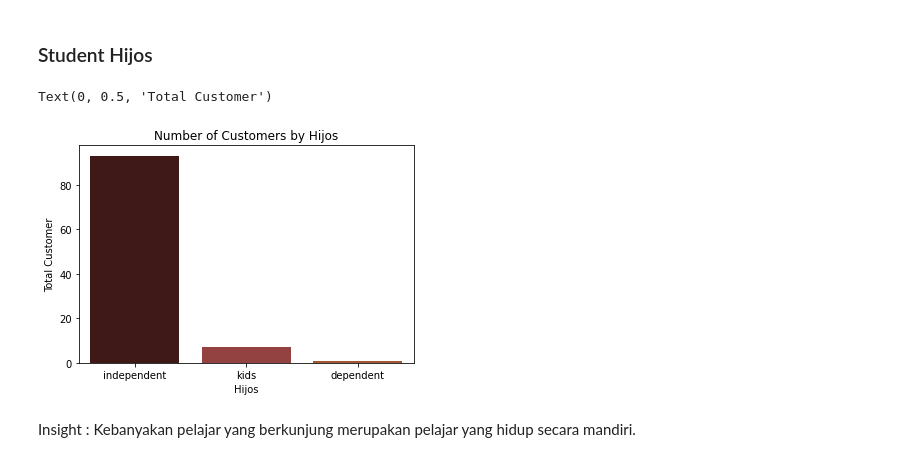
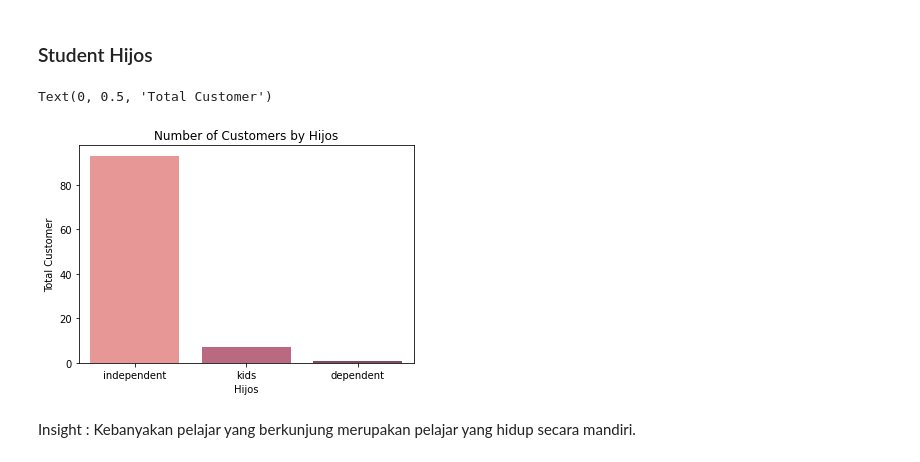
Before and after one commit to crzysab/Stupen-Task, a Jupyter notebook: Task3_Group1.ipynb, the cells around one changed output. Saved outputs shown, nothing was run; the diff lists cells and outputs as text; code cells hidden in the pictures.

```diff
--- a/Task3_Group1.ipynb
+++ b/Task3_Group1.ipynb
@@ -253,7 +253,3 @@ df2.head()
 | 2 | U1003 | 22.119847 | -100.946527 | False | social drinker | formal | family | public | ... |
 | 4 | U1005 | 22.183477 | -100.959891 | False | abstemious | no preference | family | public | ... |
 | 5 | U1006 | 22.150000 | -100.983000 | True | social drinker | no preference | friends | car owner | ... |
-# %%
-# Menghitung umur customer 'student'
-df2['Age'] = 2022 - df['birth_year']
-df2.head()
@@ -324,13 +309,13 @@ Insight : Status pelajar yang berkunjung lebih dari 90% belum menikah / single.
 # %%
 ax = plt.axes()
 
-sns.countplot(x='hijos', data=df2, palette=['#461111','#A13333','#B3541E'])
+sns.countplot(x='hijos', data=df2, palette=['#F68989','#C65D7B','#874356'])
 ax.set_title('Number of Customers by Hijos')
 ax.set_xlabel('Hijos')
 ax.set_ylabel('Total Customer')
 # %% [output]
 Text(0, 0.5, 'Total Customer')
-[figure, old version]
+[figure, new version]
 # %% [markdown]
 Insight : Kebanyakan pelajar yang berkunjung merupakan pelajar yang hidup secara mandiri.
 # %% [markdown]
```
Also changed, not shown: parts of 1 cell of this notebook.
